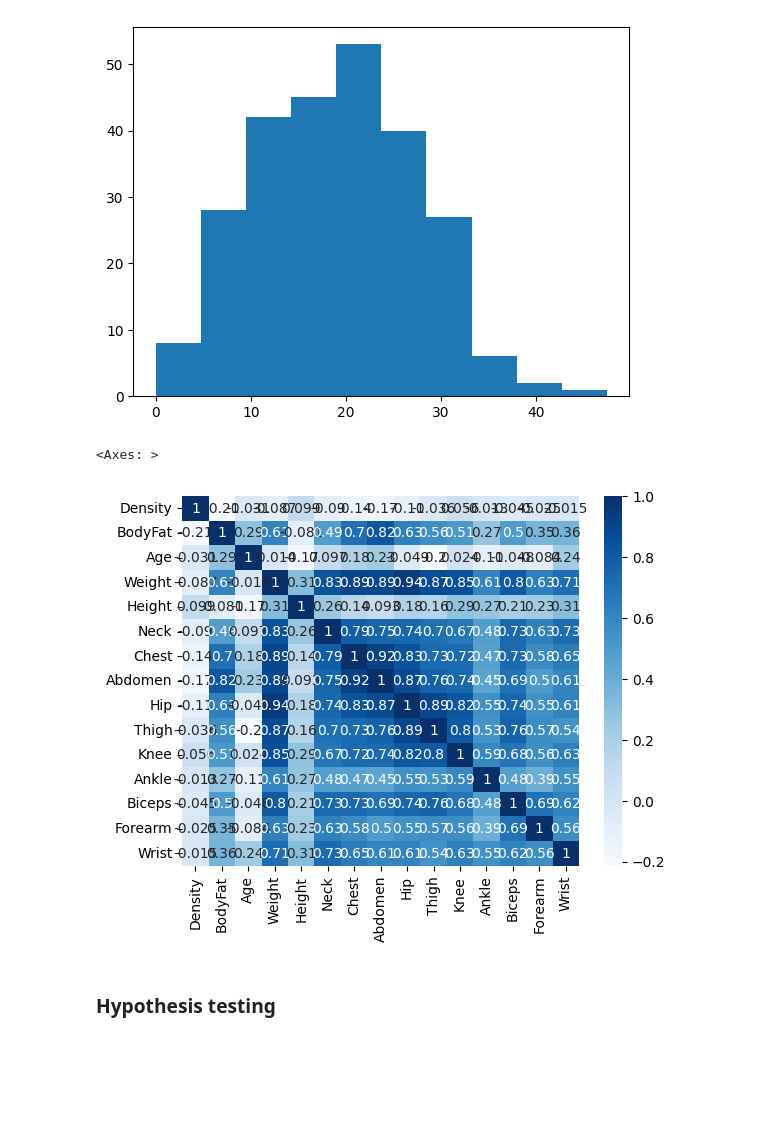
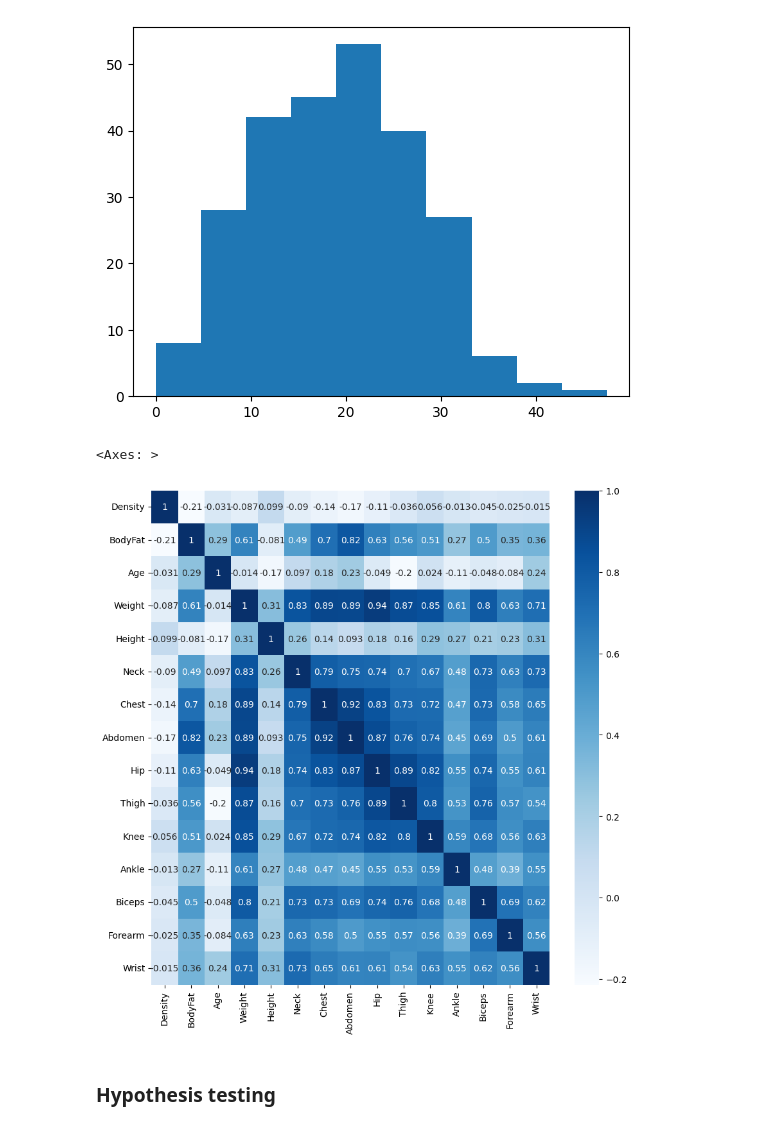
Before and after one commit to asmaalkurbi/bodyfat, a Jupyter notebook: bodyfatdata.ipynb, the cells around one changed output. Drawn from its saved outputs; the diff is of its cells as text; code cells hidden in the pictures; blank space fills up the shorter version.

```diff
--- a/bodyfatdata.ipynb
+++ b/bodyfatdata.ipynb
@@ -248,10 +248,11 @@ plt.show()
 [figure]
 # %%
 # create a heatmap using seaborn , cmap='PuRd', find correlation between bodyfat and other variables
+plt.figure(figsize=(10, 10))
 sns.heatmap(body.iloc[:, :-1].corr(), cmap='Blues', annot=True)
 # %% [output]
 <Axes: >
-[figure, old version]
+[figure, new version]
 # %% [markdown]
 ### Hypothesis testing
 # %%
```
